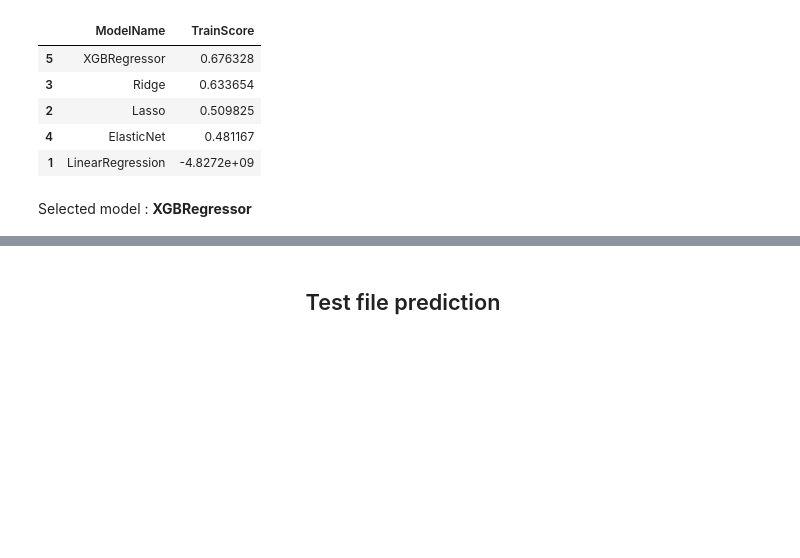
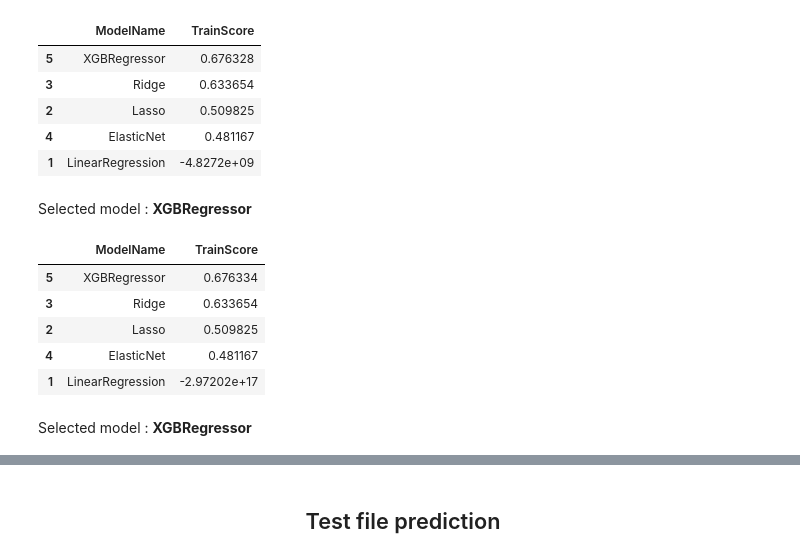
Before and after one commit to ajithcl/BigmartSalesPrediction, a Jupyter notebook: BigmartSalesPrediction.ipynb, the cells around one changed output, grey strips where cells are left out. Drawn from its saved outputs; the diff is of its cells as text; code cells hidden in the pictures; blank space fills up the shorter version.

```diff
--- a/BigmartSalesPrediction.ipynb
+++ b/BigmartSalesPrediction.ipynb
@@ -1531,15 +1537,23 @@ Selected model : XGBRegressor
 # %%
 #Create new feature 'Outlet_Age' from Outlet_Establishment_Year
 #Drop the feature - Outlet_Establishment_Year
-# current_year=2021  #Hardcoded for value for reference
-# df_total['Outlet_Age']=current_year-df_total['Outlet_Establishment_Year']
-# df_total.drop("Outlet_Establishment_Year",inplace=True,axis=1)
+current_year=2021  #Hardcoded for value for reference
+df_total['Outlet_Age']=current_year-df_total['Outlet_Establishment_Year']
+df_total.drop("Outlet_Establishment_Year",inplace=True,axis=1)
 
-# df_train=df_total.loc[train_index]
-# df_test=df_total.loc[test_index]
-# x=df_train
+df_train=df_total.loc[train_index]
+df_test=df_total.loc[test_index]
+x=df_train
 
-# show_model_scores(x,y)
+show_model_scores(x,y)
+# %% [output]
+|  | ModelName | TrainScore |
+| 5 | XGBRegressor | 0.676334 |
+| 3 | Ridge | 0.633654 |
+| 2 | Lasso | 0.509825 |
+| 4 | ElasticNet | 0.481167 |
+| 1 | LinearRegression | -2.97202e+17 |
+Selected model : XGBRegressor
 # %%
 #Standardizing features doesn't have any impact on model scores. Hence commenting below section
 
```
Also changed, not shown: parts of 13 cells of this notebook, 1 other file.
